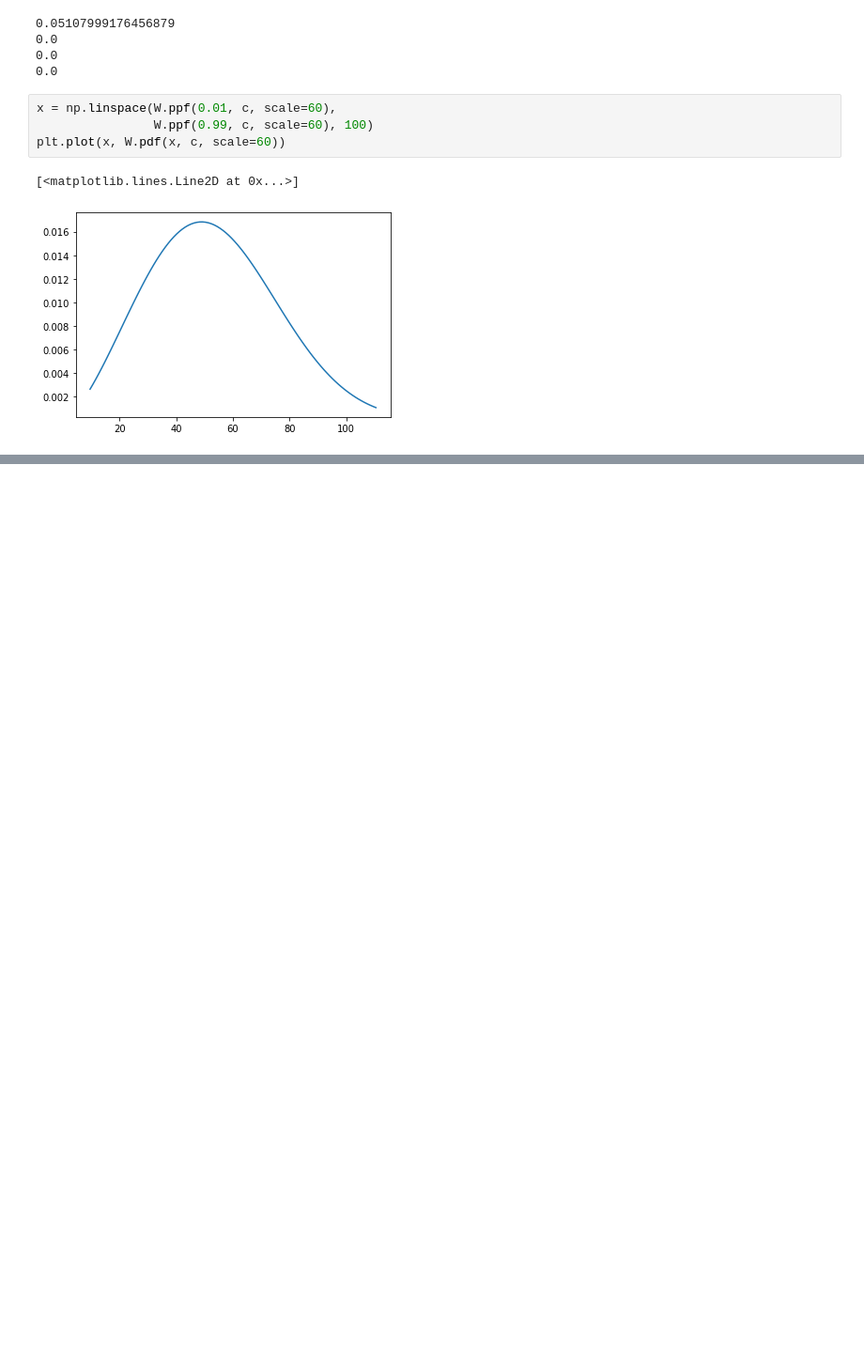
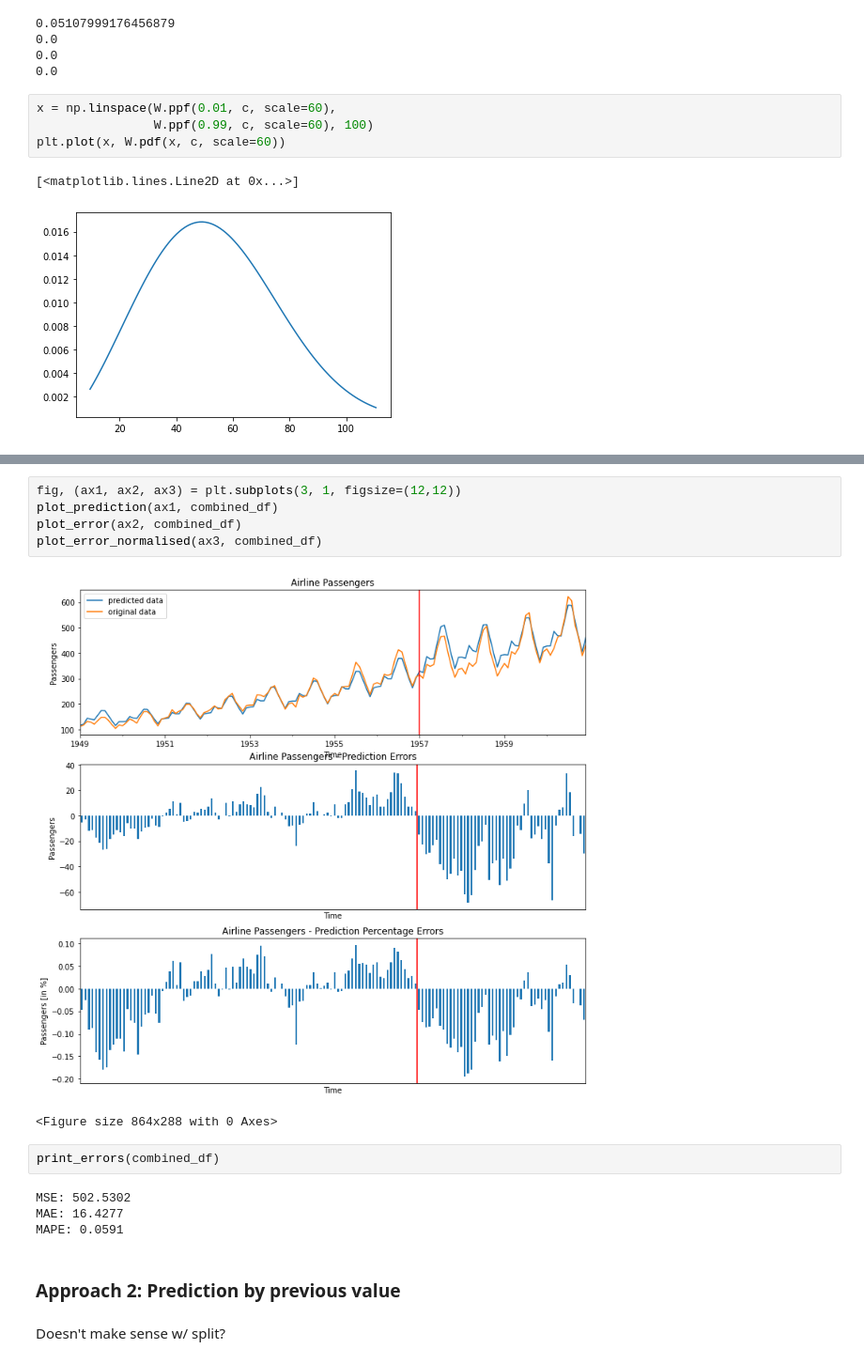
Before and after one commit to AdrianUrbanski/ADM, a Jupyter notebook: lista1.ipynb, the cells around one changed output, grey strips where cells are left out. Shown at 94% size. Saved outputs shown, nothing was run; the diff lists cells and outputs as text; blank space fills up the shorter version.

```diff
--- a/lista1.ipynb
+++ b/lista1.ipynb
@@ -82,0 +212,18 @@ plt.plot(x, W.pdf(x, c, scale=60))
+# %%
+fig, (ax1, ax2, ax3) = plt.subplots(3, 1, figsize=(12,12))
+plot_prediction(ax1, combined_df)
+plot_error(ax2, combined_df)
+plot_error_normalised(ax3, combined_df)
+# %% [output]
+[figure, added]
+<Figure size 864x288 with 0 Axes>
+# %%
+print_errors(combined_df)
+# %% [output]
+MSE: 502.5302
+MAE: 16.4277
+MAPE: 0.0591
+# %% [markdown]
+### Approach 2: Prediction by previous value
+# %% [markdown]
+Doesn't make sense w/ split?
```
Also changed, not shown: parts of 32 cells of this notebook.
